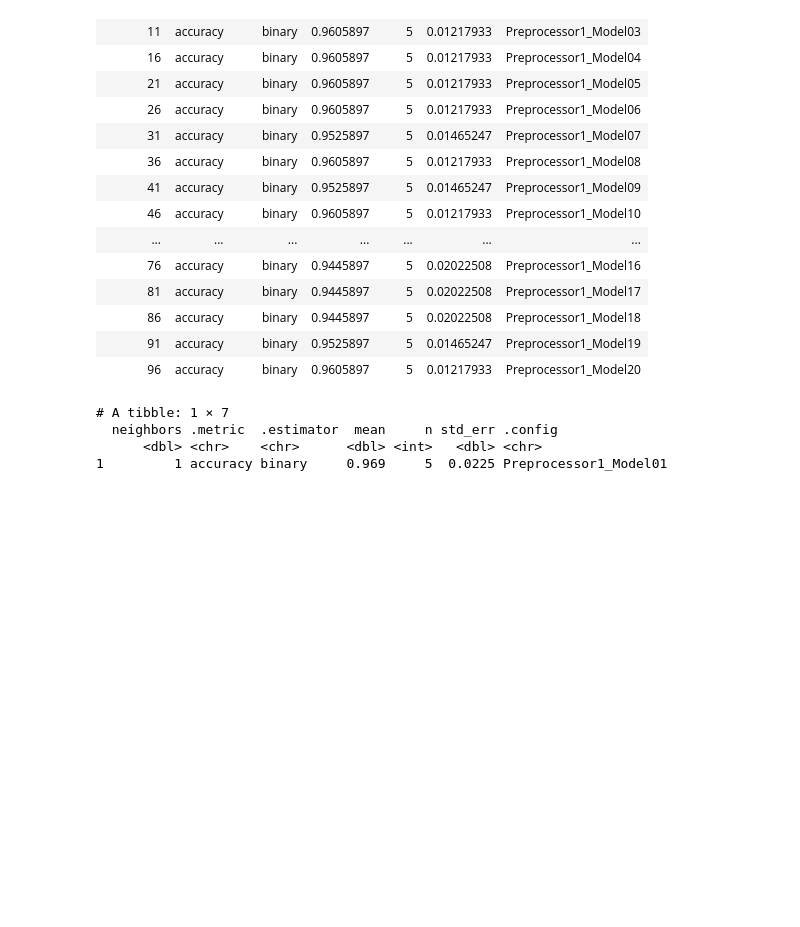
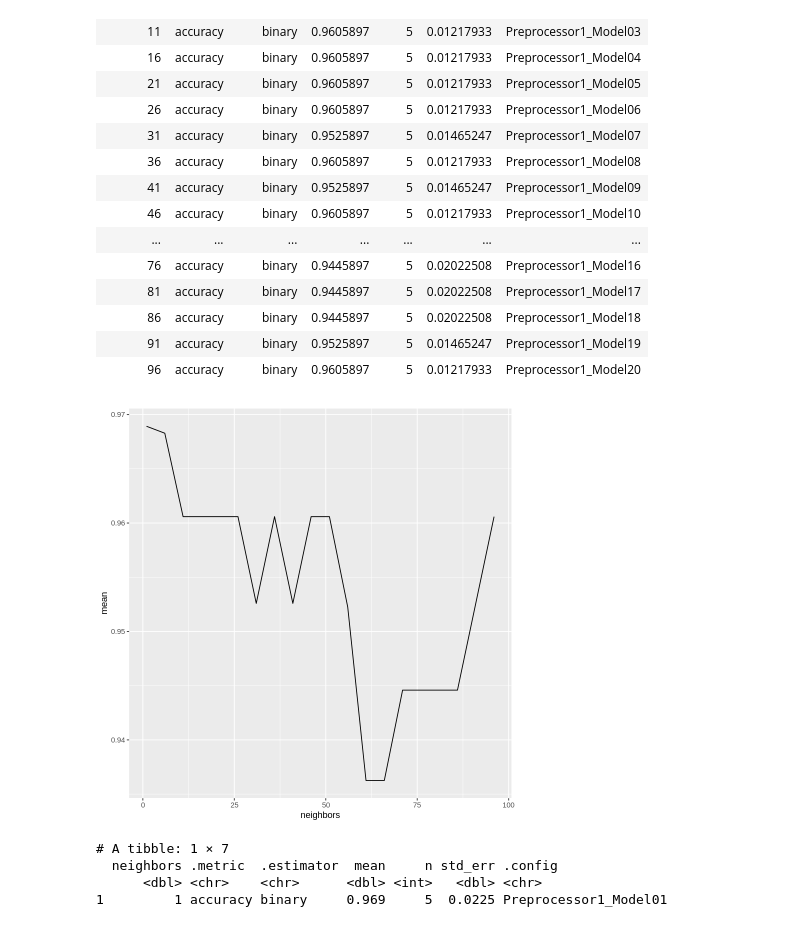
Before and after one commit to apurva-b/dsci100-project-58, a Jupyter notebook: data wrangled-with-Recipe.ipynb, the cells around one changed output. Cells and saved outputs as stored; diff of their text form; code cells hidden in the pictures; blank space fills up the shorter version.

```diff
--- a/data wrangled-with-Recipe.ipynb
+++ b/data wrangled-with-Recipe.ipynb
@@ -228,6 +238,12 @@ A tibble: 20 × 7
 | 86 | accuracy | binary | 0.9445897 | 5 | 0.02022508 | Preprocessor1_Model18 |
 | 91 | accuracy | binary | 0.9525897 | 5 | 0.01465247 | Preprocessor1_Model19 |
 | 96 | accuracy | binary | 0.9605897 | 5 | 0.01217933 | Preprocessor1_Model20 |
+# %%
+plot <- ggplot(accuracies, aes(x = neighbors, y = mean)) +
+geom_line()
+plot
+# %% [output]
+[figure, added]
 # %%
 best_model <- accuracies |>
   slice_max(order_by = mean, n = 1)
```
Also changed, not shown: parts of 5 cells of this notebook.
